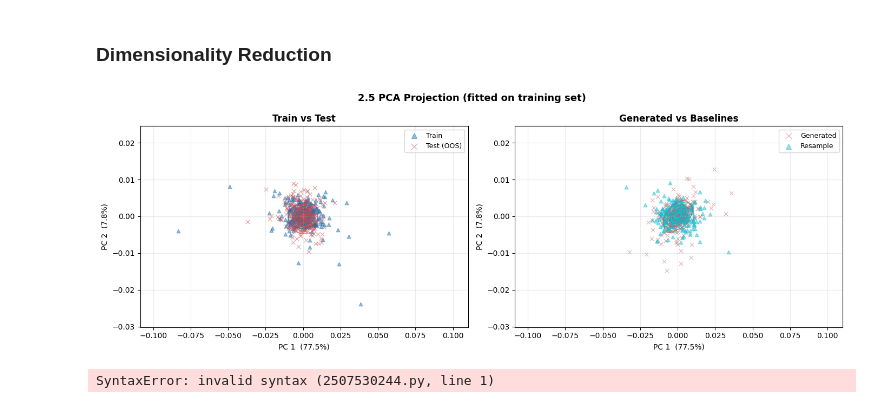
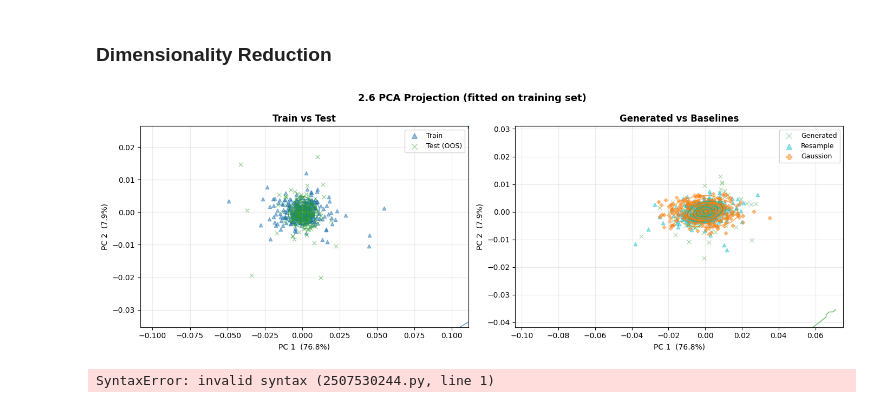
Before and after one commit to yryMax/TailEnhancedFinDiff, a Jupyter notebook: factor_evaluation.ipynb, the cells around one changed output. Saved outputs shown, nothing was run; the diff lists cells and outputs as text; code cells hidden in the pictures.

Commit message:
evaluation enhance

```diff
--- a/factor_evaluation.ipynb
+++ b/factor_evaluation.ipynb
@@ -46,7 +37,7 @@ def mahal_d2(X):
     mean = X.mean(axis=0)
     cov  = np.cov(X, rowvar=False)
     diff = X - mean
-    return (diff @ np.linalg.inv(cov) * diff).sum(axis=1)
+    return (diff @ np.linalg.pinv(cov) * diff).sum(axis=1)
 
 def plot_mahal(ax, X, label, color='steelblue', marker='o', size=5, alpha=0.5):
     p  = X.shape[1]
@@ -66,15 +57,13 @@ ax1.set_xlabel('Chi-squared quantiles'); ax1.set_ylabel('Squared Mahalanobis dis
 ax1.set_title('Mahalanobis Q-Q — OOS')
 
 # Right panel: Generated + Baselines overlaid
-q_max2 = plot_mahal(ax2, sampled, 'Generated', color='coral')
-for (bname, bdata), bc in zip(baselines, base_colors):
+q_max2 = plot_mahal(ax2, sampled, 'Generated', color='#2ca02c')
+for (bname, bdata, bc) in baselines:
     q_max2 = max(q_max2, plot_mahal(ax2, bdata, bname, color=bc, marker='s'))
 ax2.plot([0, q_max2], [0, q_max2], color='red', linewidth=1)
 ax2.set_ylim(0, 80)
 ax2.set_xlabel('Chi-squared quantiles'); ax2.set_ylabel('Squared Mahalanobis distance')
-ax2.set_title('Mahalanobis Q-Q — Generated & Baselines')
 ax2.legend(fontsize=8)
-
 plt.tight_layout()
 plt.show()
 # %% [output]
@@ -210,20 +254,20 @@ plt.show()
 # 2.4 Kolmogorov-Smirnov Test
 from scipy.stats import ks_2samp
 
-D_THRESHOLD = 0.05
+P_THRESHOLD = 0.05
 n_eff = len(OOS) * len(sampled) / (len(OOS) + len(sampled))
 
-ks_gen   = [ks_2samp(OOS[:, i], sampled[:, i])[0] for i in range(len(FACTOR_NAMES))]
-ks_bases = [(bname, [ks_2samp(OOS[:, i], bdata[:, i])[0]
+ks_gen   = [ks_2samp(OOS[:, i], sampled[:, i]).pvalue for i in range(len(FACTOR_NAMES))]
+ks_bases = [(bname, [ks_2samp(OOS[:, i], bdata[:, i]).pvalue
                      for i in range(len(FACTOR_NAMES))])
-            for bname, bdata in baselines]
+            for bname, bdata, _ in baselines]
 
-def fmt(stat): return f"{stat:.4f} {'pass' if stat < D_THRESHOLD else 'FAIL'}"
+def fmt(p): return f"{p:.4f} {'pass' if p > P_THRESHOLD else 'fail'}"
 
 col_w = 16
 header = f"{'Factor':<18} {'Generated':<{col_w}}" + \
          "".join(f"{bname:<{col_w}}" for bname, _ in ks_bases)
-print(f"KS Stat (threshold D<{D_THRESHOLD})   n_eff={n_eff:.0f}")
+print(f"KS p-value (threshold p>{P_THRESHOLD})   n_eff={n_eff:.0f}")
 print(header)
 print("-" * len(header))
 for j, name in enumerate(FACTOR_NAMES):
@@ -245,23 +337,25 @@ volatility         0.0661 FAIL     0.0733 FAIL
 # %% [markdown]
 ### Dimensionality Reduction
 # %%
-# 2.5 PCA Projection
+# 2.6 PCA Projection
 from sklearn.decomposition import PCA
 from scipy.stats import gaussian_kde
 
+train_vals = train.drop(columns=['alpha']).values
+
 pca = PCA(n_components=2)
-pca.fit(train)
+pca.fit(train_vals)
 
-train_pc = pca.transform(train)
-OOS_pc    = pca.transform(OOS)
+train_pc = pca.transform(train_vals)
+OOS_pc   = pca.transform(OOS)
 gen_pc   = pca.transform(sampled)
-base_pcs = [(bname, pca.transform(bdata)) for bname, bdata in baselines]
+base_pcs = [(bname, pca.transform(bdata), bc) for bname, bdata, bc in baselines]
 
 xlab = f"PC 1  ({pca.explained_variance_ratio_[0]*100:.1f}%)"
 ylab = f"PC 2  ({pca.explained_variance_ratio_[1]*100:.1f}%)"
 
 N_SUB   = 300
-C1, C2  = '#1a6faf', '#c44e52'
+C1, C2  = '#1a6faf', '#2ca02c'
 MARKERS = ['^', 'P', 'D', 's']
 
 def _sub(arr, n=N_SUB, seed=0):
@@ -275,39 +369,39 @@ def _contour(ax, pc, color, levels=5, lw=1.2):
     xx, yy = np.mgrid[lo[0]:hi[0]:80j, lo[1]:hi[1]:80j]
     z = kde(np.vstack([xx.ravel(), yy.ravel()])).reshape(xx.shape)
     ax.contour(xx, yy, z, levels=levels, colors=[color], alpha=0.65, linewidths=lw)
 
 fig, (ax1, ax2) = plt.subplots(1, 2, figsize=(14, 5))
 
 # ── Plot 1: Train (blue △) vs Test (crimson ×) ────────────────────────────────
 _contour(ax1, train_pc, C1)
-_contour(ax1, OOS_pc,    C2)
+_contour(ax1, OOS_pc,   C2)
 ax1.scatter(*_sub(train_pc, seed=0).T, c=C1, marker='^', s=22, alpha=0.45, label='Train')
-ax1.scatter(*_sub(OOS_pc,    seed=1).T, c=C2, marker='x', s=28, alpha=0.55,
+ax1.scatter(*_sub(OOS_pc,   seed=1).T, c=C2, marker='x', s=28, alpha=0.55,
             label='Test (OOS)', linewidths=0.8)
 ax1.set_xlabel(xlab); ax1.set_ylabel(ylab)
 ax1.set_title('Train vs Test', fontweight='bold')
 ax1.legend(fontsize=9, markerscale=1.5)
 ax1.grid(True, alpha=0.25)
 
 # ── Plot 2: Generated (crimson ×) vs Baselines (blue △ …) ────────────────────
 _contour(ax2, gen_pc, C2)
 ax2.scatter(*_sub(gen_pc, seed=0).T, c=C2, marker='x', s=28, alpha=0.45,
             label='Generated', linewidths=0.8)
-for i, ((bname, bpc), bc) in enumerate(zip(base_pcs, base_colors)):
+for i, (bname, bpc, bc) in enumerate(base_pcs):
     _contour(ax2, bpc, bc)
     ax2.scatter(*_sub(bpc, seed=i+1).T, c=bc, marker=MARKERS[i % len(MARKERS)],
                 s=22, alpha=0.45, label=bname)
 ax2.set_xlabel(xlab); ax2.set_ylabel(ylab)
 ax2.set_title('Generated vs Baselines', fontweight='bold')
 ax2.legend(fontsize=9, markerscale=1.5)
 ax2.grid(True, alpha=0.25)
 
-fig.suptitle('2.5 PCA Projection (fitted on training set)', fontsize=13, fontweight='bold')
+fig.suptitle('2.6 PCA Projection (fitted on training set)', fontsize=13, fontweight='bold')
 plt.tight_layout()
 plt.show()
 # %% [output]
-[figure, old version]
+[figure, new version]
-# %%
-jupyter nbconvert --to webpdf evaluation.ipynb
-# %% [output]
-SyntaxError: invalid syntax (2507530244.py, line 1)
+# %%
+jupyter nbconvert --to webpdf evaluation.ipynb
+# %% [output]
+SyntaxError: invalid syntax (2507530244.py, line 1)
```
Also changed, not shown: parts of 9 cells of this notebook, 8 other files.
